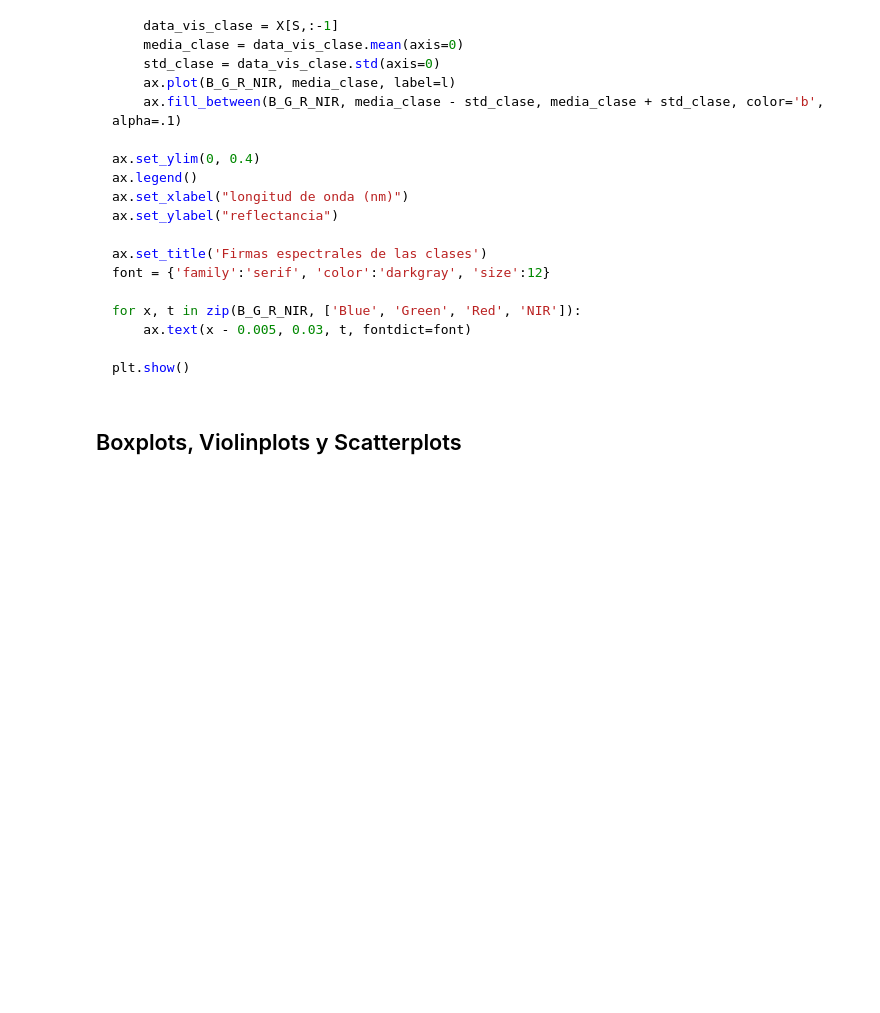
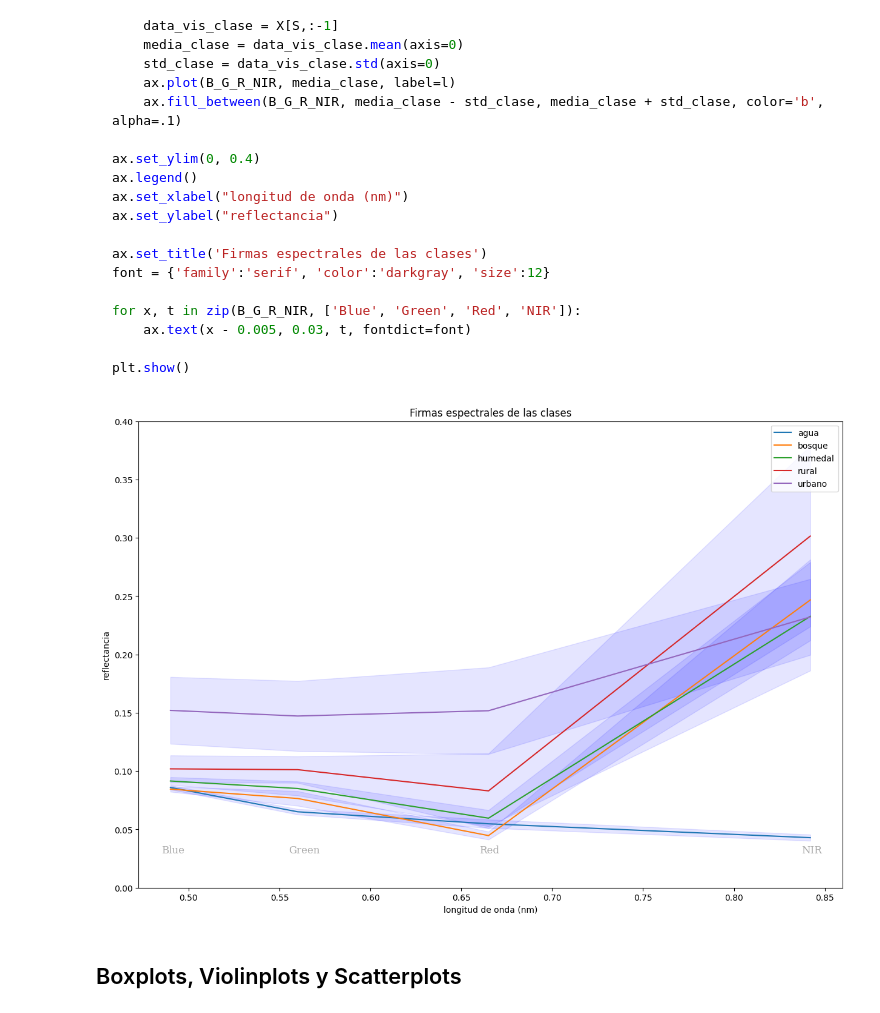
Before and after one commit to pablonicolasr/gulich_pdis, a Jupyter notebook: Clase06c - Análisis exploratorio de datos.ipynb, the cells around one changed output. Drawn from its saved outputs; the diff is of its cells as text; code cells hidden in the pictures; blank space fills up the shorter version.

````diff
--- a/Clase06c - Análisis exploratorio de datos.ipynb
+++ b/Clase06c - Análisis exploratorio de datos.ipynb
@@ -194,6 +352,17 @@ with rasterio.open(raster_fn) as src:
         X = np.concatenate((X, DX))  # Concatenamos nuestros datos espectrales
         Y = np.concatenate((Y, DY))  # Concatenamos las etiquetas de la clase
 ```
+# %%
+with rasterio.open(raster_fn) as src:
+    for index, row in rois_vec.iterrows():
+        clase, geom = row[['clase', 'geometry']].to_list()
+        clip, _transform = mask(src, [geom], crop=True, nodata=nodata)
+        d, x, y = clip.shape
+        D = clip.reshape([d, x*y]).T  # Rompemos la estructura espacial, pero no espectral
+        DX = D[np.all(D != nodata, axis=1)]  # Nos quedamos con los valores útiles
+        DY = np.repeat(clase, DX.shape[0])  # Generamos un array con la etiqueta de la clase
+        X = np.concatenate((X, DX))  # Concatenamos nuestros datos espectrales
+        Y = np.concatenate((Y, DY))  # Concatenamos las etiquetas de la clase
 # %% [markdown]
 El array X tiene una fila por cada pixel (con sus datos espectrales), mientras que Y tiene un elemento por cada pixel indicando la clase correspondiente. Veamos algunos datos etiquetados:
 
@@ -206,3 +375,11 @@ for i in range(R):
     j = np.random.randint(N)
     print(f'{clase_dict[Y[j]]:d}.{Y[j]:<7}: {X[j,0]:.3f}  {X[j,1]:.3f}  {X[j,2]:.3f}  {X[j,3]:.3f}  {X[j,4]: .3f}')
 ```
+# %%
+R = 10  # cantindad a elegir al azar
+N = len(Y)
+
+print('Clase      Blue   Green  Red    NIR     NDVI')
+for i in range(R):
+    j = np.random.randint(N)
+    print(f'{clase_dict[Y[j]]:d}.{Y[j]:<7}: {X[j,0]:.3f}  {X[j,1]:.3f}  {X[j,2]:.3f}  {X[j,3]:.3f}  {X[j,4]: .3f}')
@@ -237,6 +426,32 @@ for x, t in zip(B_G_R_NIR, ['Blue', 'Green', 'Red', 'NIR']):
 
 plt.show()
 ```
+# %%
+B_G_R_NIR = [0.49, 0.56, 0.665, 0.842]
+fig, ax = plt.subplots(figsize=(15, 10))
+
+for j, l in enumerate(clases):
+    S = np.where(Y==l)[0]
+    data_vis_clase = X[S,:-1]
+    media_clase = data_vis_clase.mean(axis=0)
+    std_clase = data_vis_clase.std(axis=0)
+    ax.plot(B_G_R_NIR, media_clase, label=l)
+    ax.fill_between(B_G_R_NIR, media_clase - std_clase, media_clase + std_clase, color='b', alpha=.1)
+
+ax.set_ylim(0, 0.4)
+ax.legend()
+ax.set_xlabel("longitud de onda (nm)")
+ax.set_ylabel("reflectancia")
+
+ax.set_title('Firmas espectrales de las clases')
+font = {'family':'serif', 'color':'darkgray', 'size':12}
+
+for x, t in zip(B_G_R_NIR, ['Blue', 'Green', 'Red', 'NIR']):
+    ax.text(x - 0.005, 0.03, t, fontdict=font)
+
+plt.show()
+# %% [output]
+[figure, added]
 # %% [markdown]
 ## Boxplots, Violinplots y Scatterplots
 # %% [markdown]
````
Also changed, not shown: parts of 60 cells of this notebook.
